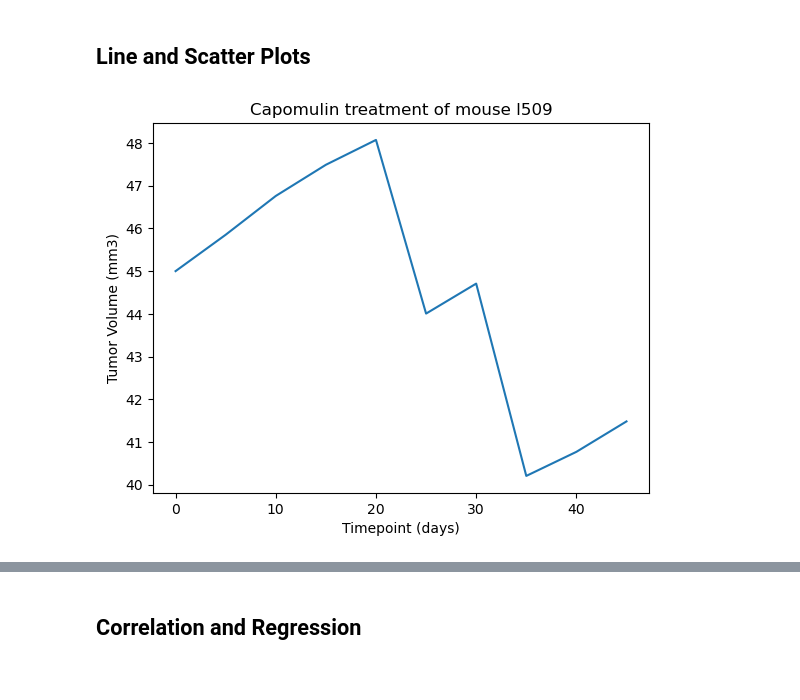
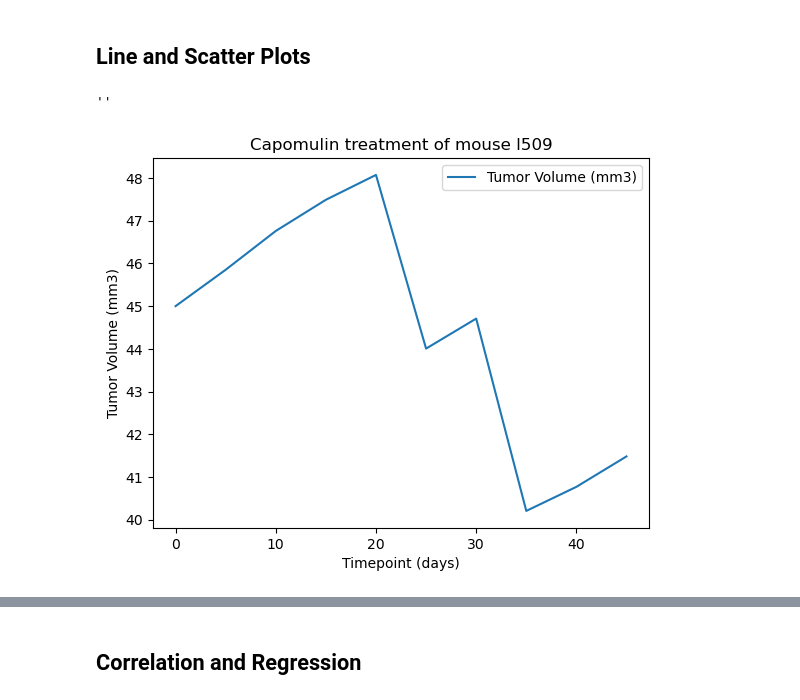
Before and after one commit to Nate-Sheibley/treatment-outcomes, a Jupyter notebook: Pymaceuticals/pymaceuticals_NSS.ipynb, the cells around one changed output, grey strips where cells are left out. Saved outputs shown, nothing was run; the diff lists cells and outputs as text; code cells hidden in the pictures.

```diff
--- a/Pymaceuticals/pymaceuticals_NSS.ipynb
+++ b/Pymaceuticals/pymaceuticals_NSS.ipynb
@@ -301,5 +277,17 @@ ax1.set_ylabel('Final Tumor Volume (mm3)')
 ## Line and Scatter Plots
 # %%
 # Generate a line plot of tumor volume vs. time point for a single mouse treated with Capomulin
+
+single_mouse = dropped_dups.reset_index().set_index('Mouse ID')
+single_mouse = single_mouse.loc['l509', ['Drug Regimen', 'Timepoint', 'Tumor Volume (mm3)']]
+
+single_mouse.plot(x='Timepoint',
+                  y='Tumor Volume (mm3)',
+                  kind='line',
+                  title='Capomulin treatment of mouse l509',
+                  xlabel='Timepoint (days)',
+                  ylabel='Tumor Volume (mm3)')
+;
 # %% [output]
+''
-[figure, old version]
+[figure, new version]
```
Also changed, not shown: parts of 11 cells of this notebook.
